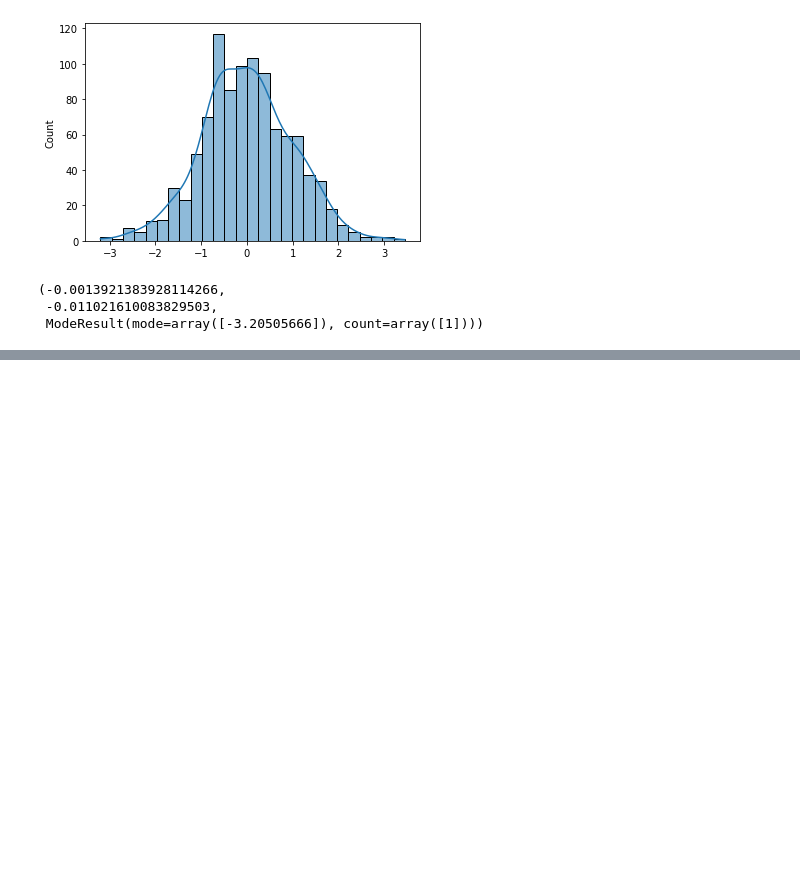
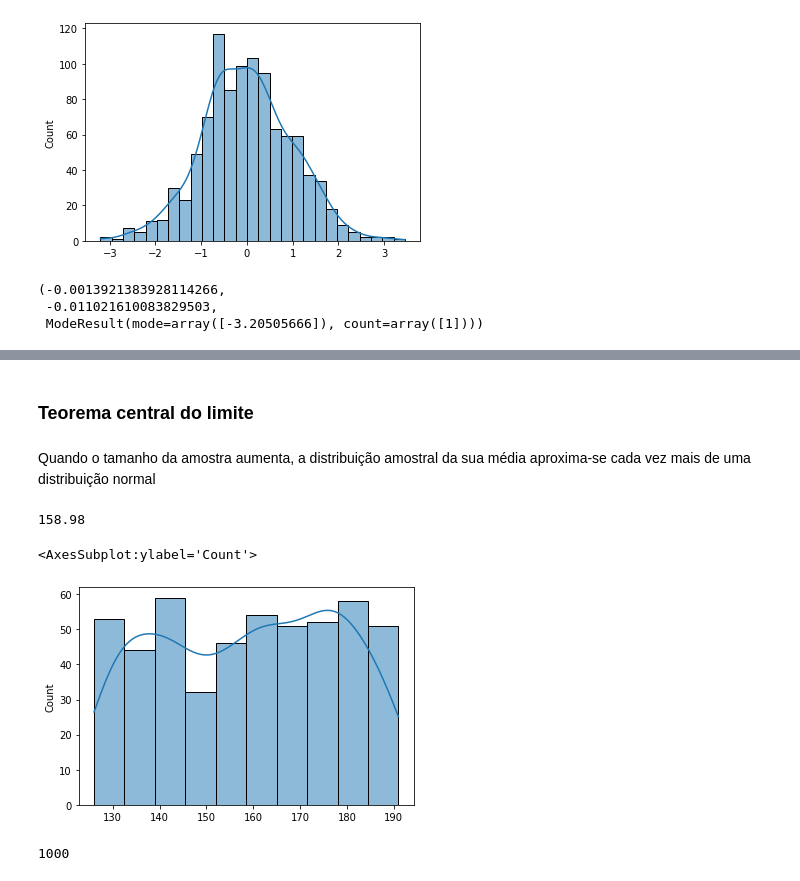
Before and after one commit to AlissonRaphael/statistics_for_data_science_and_machine_learning, a Jupyter notebook: 6_distribuicoes_estatisticas/distribuicao_normal.ipynb, the cells around one changed output, grey strips where cells are left out. Saved outputs shown, nothing was run; the diff lists cells and outputs as text; code cells hidden in the pictures; blank space fills up the shorter version.

Commit message:
central limit theorem

```diff
--- a/6_distribuicoes_estatisticas/distribuicao_normal.ipynb
+++ b/6_distribuicoes_estatisticas/distribuicao_normal.ipynb
@@ -209,0 +210,15 @@ sns.histplot(alturas_padronizadas, kde=True)
+# %% [markdown]
+### Teorema central do limite
+# %% [markdown]
+Quando o tamanho da amostra aumenta, a distribuição amostral da sua média aproxima-se cada vez mais de uma distribuição normal
+# %%
+alturas = np.random.randint(126, 192, 500)
+# %%
+alturas.mean()
+# %% [output]
+158.98
+# %%
+sns.histplot(alturas, kde=True)
+# %% [output]
+<AxesSubplot:ylabel='Count'>
+[figure, added]
@@ -209,0 +230,4 @@ sns.histplot(alturas_padronizadas, kde=True)
+# %%
+len(medias_alturas)
+# %% [output]
+1000
```
Also changed, not shown: parts of 30 cells of this notebook.
